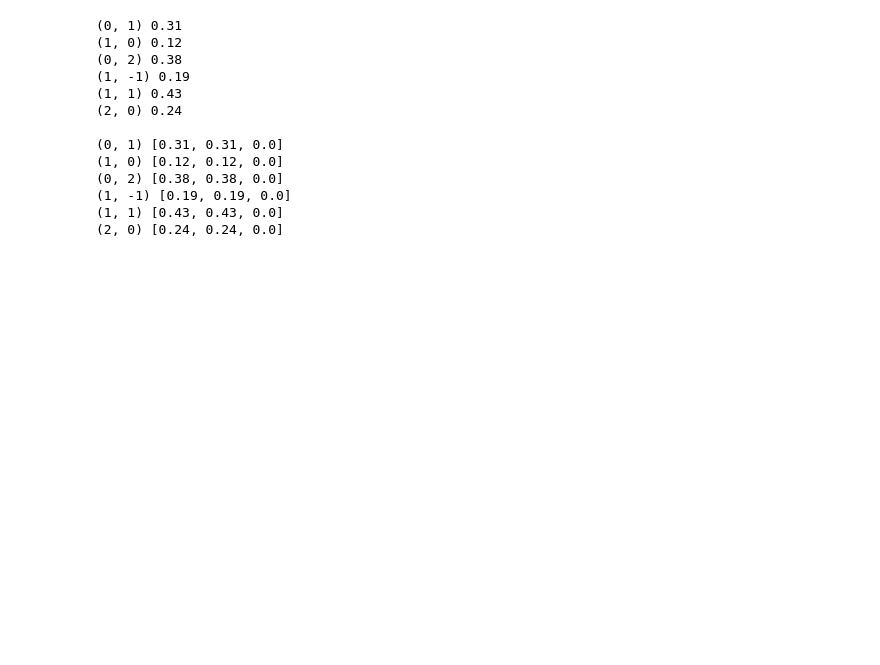
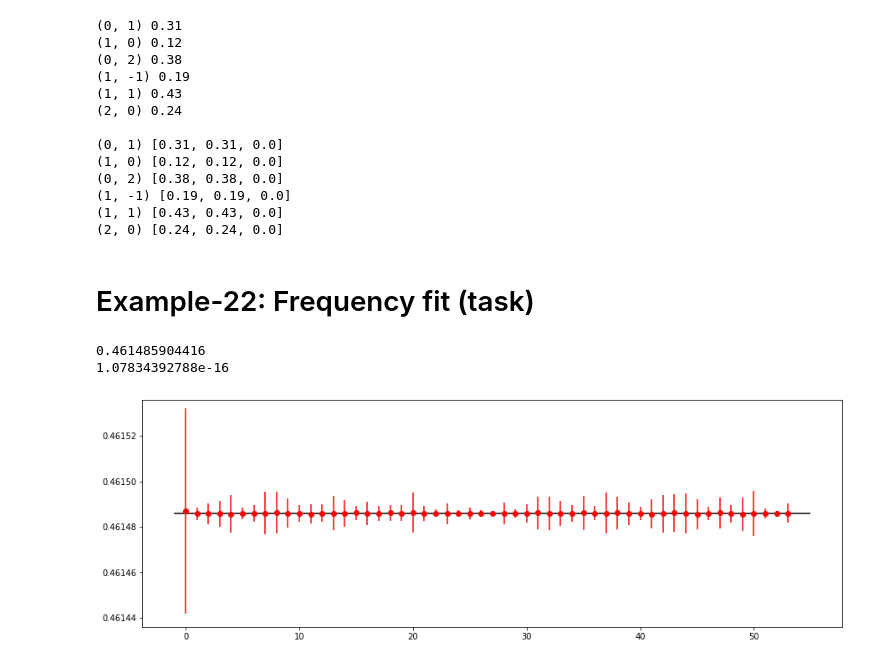
Before and after one commit to i-a-morozov/harmonica, a Jupyter notebook: nb_frequency.ipynb, the cells around one changed output. Saved outputs shown, nothing was run; the diff lists cells and outputs as text; code cells hidden in the pictures; blank space fills up the shorter version.

```diff
--- a/nb_frequency.ipynb
+++ b/nb_frequency.ipynb
@@ -1439,3 +1439,5 @@ for key, value in Frequency.identify(order, basis, frequencies).items():
 (1, -1) [0.19, 0.19, 0.0]
 (1, 1) [0.43, 0.43, 0.0]
 (2, 0) [0.24, 0.24, 0.0]
+# %% [markdown]
+# Example-22: Frequency fit (task)
@@ -1441,0 +1450,66 @@ for key, value in Frequency.identify(order, basis, frequencies).items():
+# %%
+# Compute reference frequency
+# Note, without noise, frequencies for different BPMs are equal to machine precision
+
+# Set parameters (signal length, data type and device)
+length = 4096
+dtype = torch.float64
+device = 'cpu'
+
+# Set window
+win = Window(4096, 'cosine_window', 2.0, dtype=dtype, device=device)
+
+# Load TbT
+ref = Data.from_file(54, win, 'virtual_tbt.npy')
+
+# Compute frequency
+f = Frequency(ref)
+f('parabola')
+m_ref, s_ref = f.frequency.mean().cpu().item(), f.frequency.std().cpu().item()
+
+# Print results
+print(f'{m_ref:<16.12}')
+print(f'{s_ref:<16.12}')
+# %% [output]
+0.461485904416
+1.07834392788e-16
+# %%
+# Set noise parameters
+
+# All BPMs have different noise sigma
+std = 1.0E-4*(4.0*torch.rand(54) + 1.0)
+
+# One BPM has increased noise level
+std[0] = 3.0E-3
+# %%
+# Estimate spread for different noise realizations
+
+# Iterate over noise realizations
+
+table = []
+count = 1024
+
+for _ in range(count):
+    win = Window(1024, 'cosine_window', 1.0, dtype=dtype, device=device)
+    tbt = Data.from_tensor(win, ref.data[:, :len(win)])
+    Data.add_noise(tbt.data, std)
+    tbt.reset()
+    f = Frequency(tbt)
+    f('parabola')
+    table.append(f.frequency)
+
+table = torch.stack(table)
+
+# Set mean and spread values for each BPM
+
+m1, s1 = table.mean(0).cpu(), table.std(0).cpu()
+
+# Plot results
+
+plt.figure(figsize=(15, 5))
+plt.errorbar(range(54), m1, yerr=s1, c='red', fmt='o')
+plt.ylim((m_ref - 5.0E-5, m_ref + 5.0E-5))
+plt.hlines(m_ref, -1, 55, colors='black')
+plt.show()
+# %% [output]
+[figure, added]
```
Also changed, not shown: parts of 8 cells of this notebook, 2 other files.
